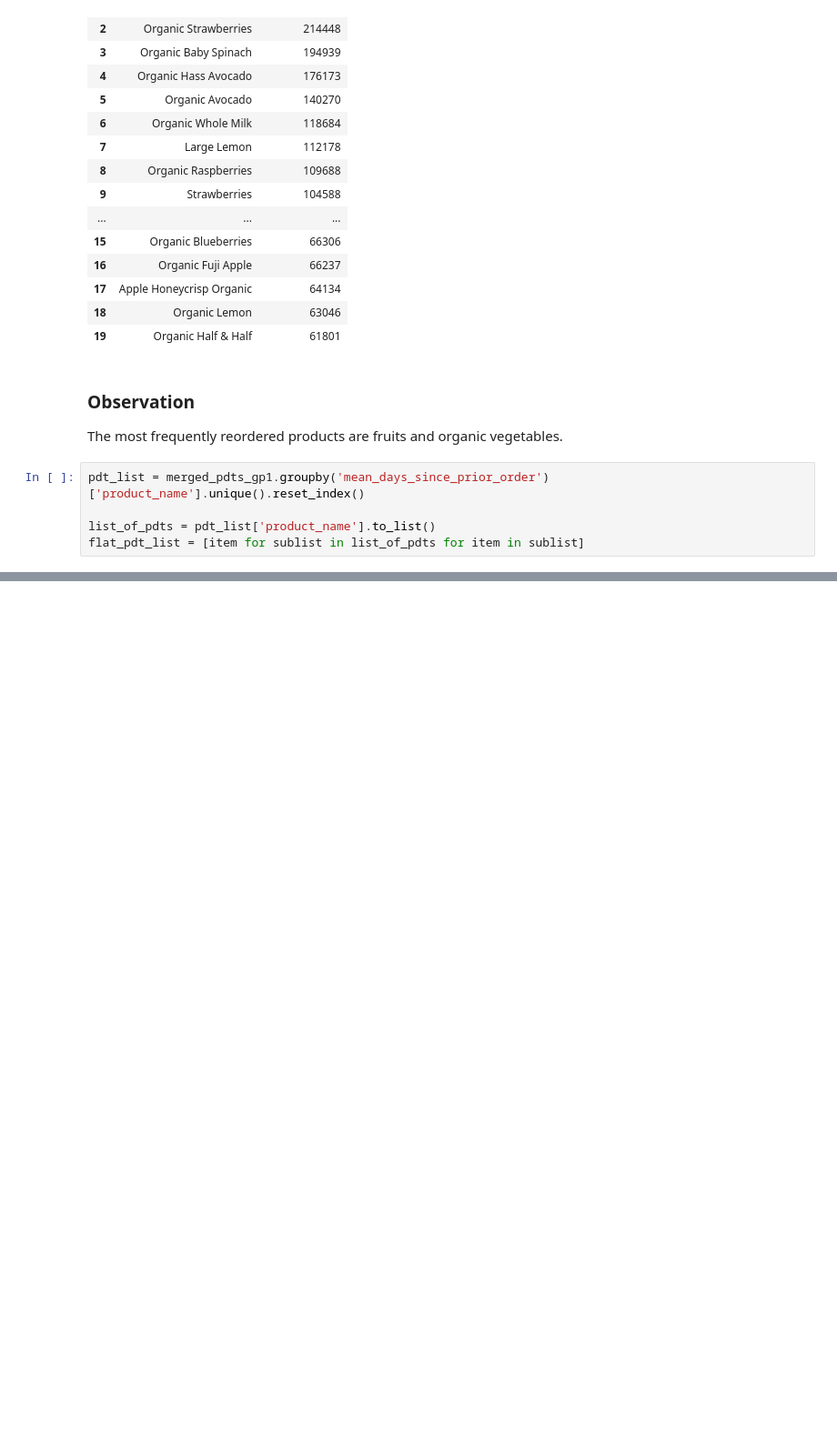
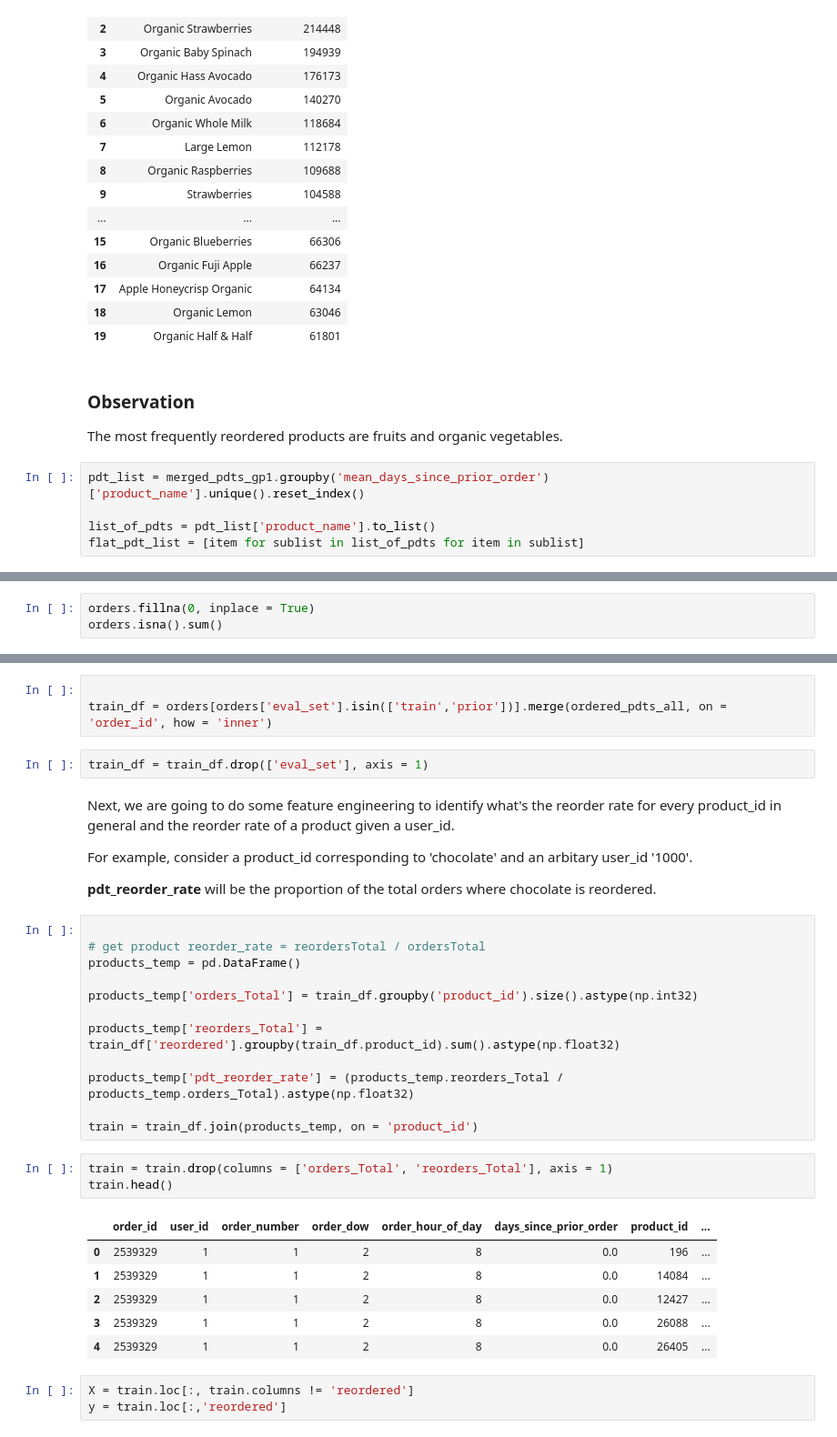
Before and after one commit to KrithikaJayaraman/Instacart-Market-Basket-Analysis, a Jupyter notebook: Instacart Market Basket Analysis Python Project.ipynb, the cells around one changed output, grey strips where cells are left out. Shown at 91% size. Cells and saved outputs as stored; diff of their text form; blank space fills up the shorter version.

```diff
--- a/Instacart Market Basket Analysis Python Project.ipynb
+++ b/Instacart Market Basket Analysis Python Project.ipynb
@@ -523,0 +555,3 @@ flat_pdt_list = [item for sublist in list_of_pdts for item in sublist]
+# %%
+orders.fillna(0, inplace = True)
+orders.isna().sum()
@@ -523,0 +567,36 @@ flat_pdt_list = [item for sublist in list_of_pdts for item in sublist]
+# %%
+
+train_df = orders[orders['eval_set'].isin(['train','prior'])].merge(ordered_pdts_all, on = 'order_id', how = 'inner')
+# %%
+train_df = train_df.drop(['eval_set'], axis = 1)
+# %% [markdown]
+Next, we are going to do some feature engineering to identify what's the reorder rate for every product_id in general and the reorder rate of a product given a user_id.
+
+For example, consider a product_id corresponding to 'chocolate' and an arbitary user_id '1000'.
+
+**pdt_reorder_rate** will be the proportion of the total orders where chocolate is reordered.
+# %%
+
+# get product reorder_rate = reordersTotal / ordersTotal
+products_temp = pd.DataFrame()
+
+products_temp['orders_Total'] = train_df.groupby('product_id').size().astype(np.int32)
+
+products_temp['reorders_Total'] = train_df['reordered'].groupby(train_df.product_id).sum().astype(np.float32)
+
+products_temp['pdt_reorder_rate'] = (products_temp.reorders_Total / products_temp.orders_Total).astype(np.float32)
+
+train = train_df.join(products_temp, on = 'product_id')
+# %%
+train = train.drop(columns = ['orders_Total', 'reorders_Total'], axis = 1)
+train.head()
+# %% [output]
+|  | order_id | user_id | order_number | order_dow | order_hour_of_day | days_since_prior_order | product_id | ... |
+| 0 | 2539329 | 1 | 1 | 2 | 8 | 0.0 | 196 | ... |
+| 1 | 2539329 | 1 | 1 | 2 | 8 | 0.0 | 14084 | ... |
+| 2 | 2539329 | 1 | 1 | 2 | 8 | 0.0 | 12427 | ... |
+| 3 | 2539329 | 1 | 1 | 2 | 8 | 0.0 | 26088 | ... |
+| 4 | 2539329 | 1 | 1 | 2 | 8 | 0.0 | 26405 | ... |
+# %%
+X = train.loc[:, train.columns != 'reordered']
+y = train.loc[:,'reordered']
```
Also changed, not shown: parts of 30 cells of this notebook.
